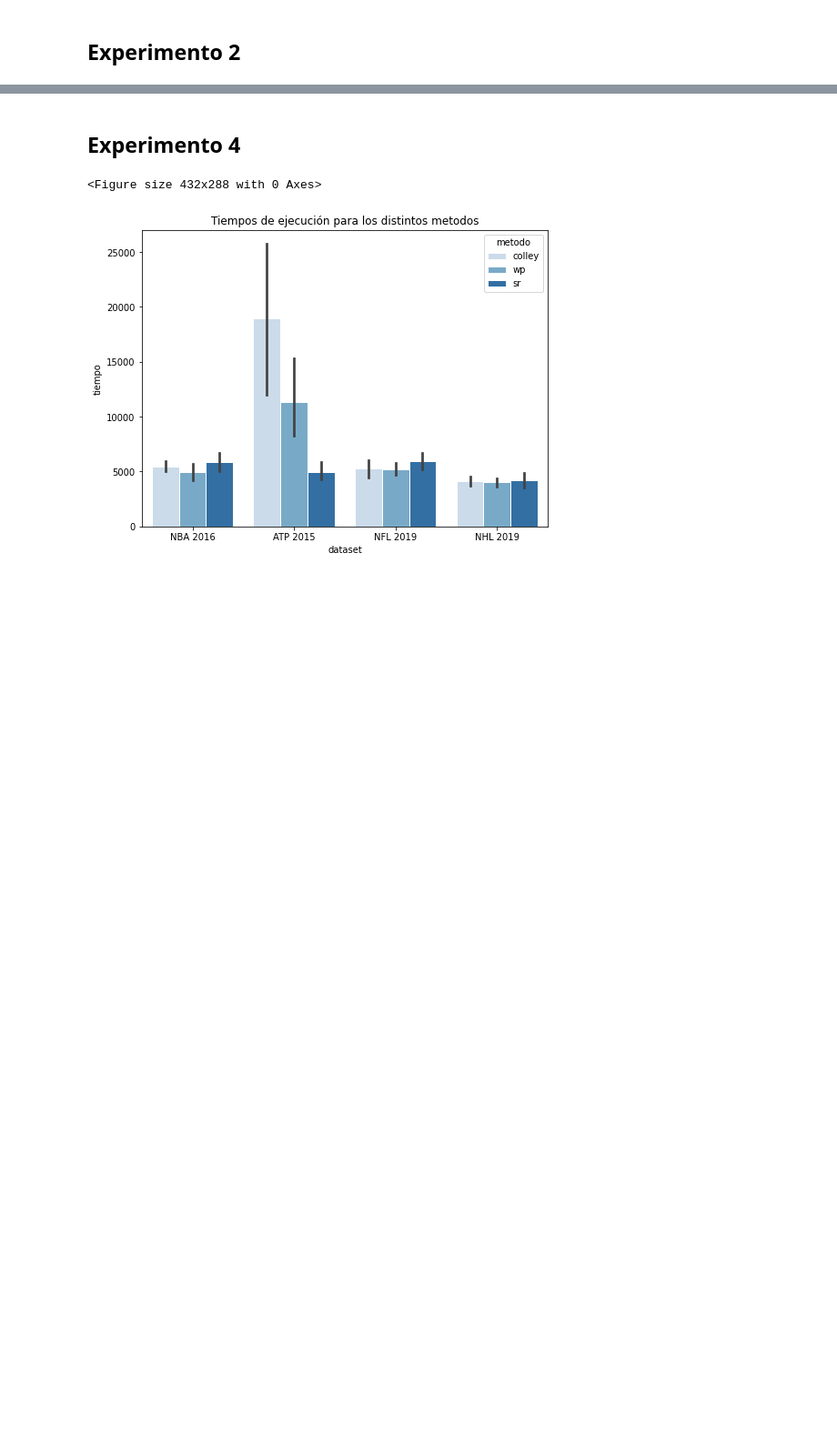
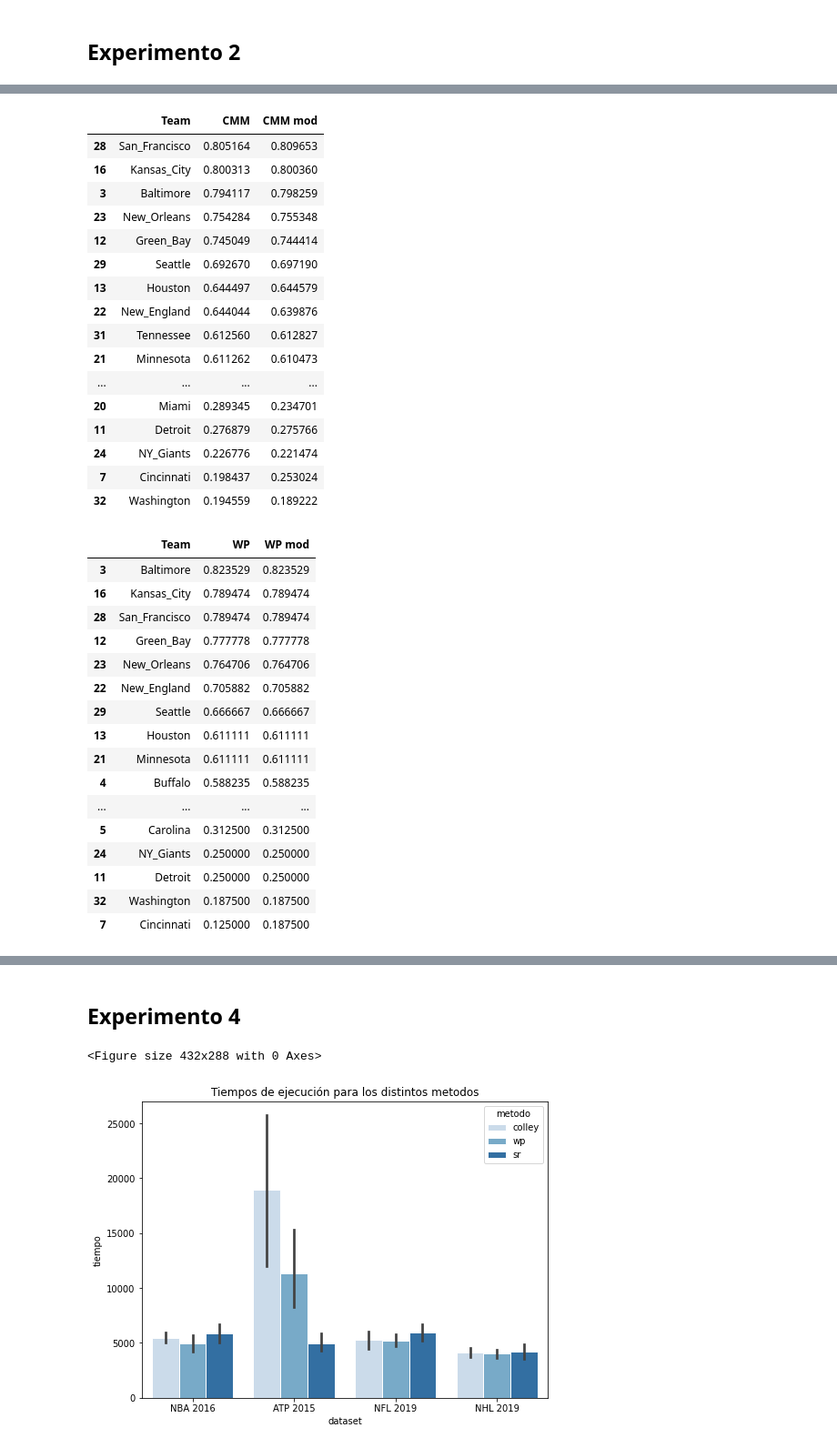
Before and after one commit to davidvenegasr/MetNum, a Jupyter notebook: tp1/experimentos/Analisis de Experimentos.ipynb, the cells around one changed output, grey strips where cells are left out. Shown at 91% size. Cells and saved outputs as stored; diff of their text form; code cells hidden in the pictures; blank space fills up the shorter version.

```diff
--- a/tp1/experimentos/Analisis de Experimentos.ipynb
+++ b/tp1/experimentos/Analisis de Experimentos.ipynb
@@ -288,0 +322,60 @@ Diferencias encontradas en  nhl/nhl_2019_2.out
+# %%
+def exp3_grande(nro_met,nombre_met):
+    df_met = open(f"Exp3/out/nfl_2019_{nro_met}.out", 'r').readlines()
+    df_met_mod = open(f"Exp3/out/nfl_2019_mod_{nro_met}.out", 'r').readlines()
+    column_met = []
+    column_met_mod = []
+    for row in df_met:
+        column_met.append(float(row))
+    for row in df_met_mod:
+        column_met_mod.append(float(row))
+
+    df_test = pd.DataFrame()
+    #df_test_1.insert(0,"Team",range(1,len(columnCMM)+1))
+
+    df_test = pd.read_csv('../data/nfl_teams.csv', names=['Team'])
+
+    df_test.insert(1, f"{nombre_met}", column_met)
+    df_test.insert(2, f"{nombre_met} mod", column_met_mod)
+
+    df_test.sort_values(by=[f"{nombre_met}"], ascending=False, inplace=True)
+    display(df_test)
+# %%
+exp3_grande("0","CMM")
+exp3_grande("1","WP")
+exp3_grande("2","SR")
+# %% [output]
+|  | Team | CMM | CMM mod |
+| 28 | San_Francisco | 0.805164 | 0.809653 |
+| 16 | Kansas_City | 0.800313 | 0.800360 |
+| 3 | Baltimore | 0.794117 | 0.798259 |
+| 23 | New_Orleans | 0.754284 | 0.755348 |
+| 12 | Green_Bay | 0.745049 | 0.744414 |
+| 29 | Seattle | 0.692670 | 0.697190 |
+| 13 | Houston | 0.644497 | 0.644579 |
+| 22 | New_England | 0.644044 | 0.639876 |
+| 31 | Tennessee | 0.612560 | 0.612827 |
+| 21 | Minnesota | 0.611262 | 0.610473 |
+| ... | ... | ... | ... |
+| 20 | Miami | 0.289345 | 0.234701 |
+| 11 | Detroit | 0.276879 | 0.275766 |
+| 24 | NY_Giants | 0.226776 | 0.221474 |
+| 7 | Cincinnati | 0.198437 | 0.253024 |
+| 32 | Washington | 0.194559 | 0.189222 |
+|  | Team | WP | WP mod |
+| 3 | Baltimore | 0.823529 | 0.823529 |
+| 16 | Kansas_City | 0.789474 | 0.789474 |
+| 28 | San_Francisco | 0.789474 | 0.789474 |
+| 12 | Green_Bay | 0.777778 | 0.777778 |
+| 23 | New_Orleans | 0.764706 | 0.764706 |
+| 22 | New_England | 0.705882 | 0.705882 |
+| 29 | Seattle | 0.666667 | 0.666667 |
+| 13 | Houston | 0.611111 | 0.611111 |
+| 21 | Minnesota | 0.611111 | 0.611111 |
+| 4 | Buffalo | 0.588235 | 0.588235 |
+| ... | ... | ... | ... |
+| 5 | Carolina | 0.312500 | 0.312500 |
+| 24 | NY_Giants | 0.250000 | 0.250000 |
+| 11 | Detroit | 0.250000 | 0.250000 |
+| 32 | Washington | 0.187500 | 0.187500 |
+| 7 | Cincinnati | 0.125000 | 0.187500 |
```
Also changed, not shown: parts of 8 cells of this notebook, 37 other files.
